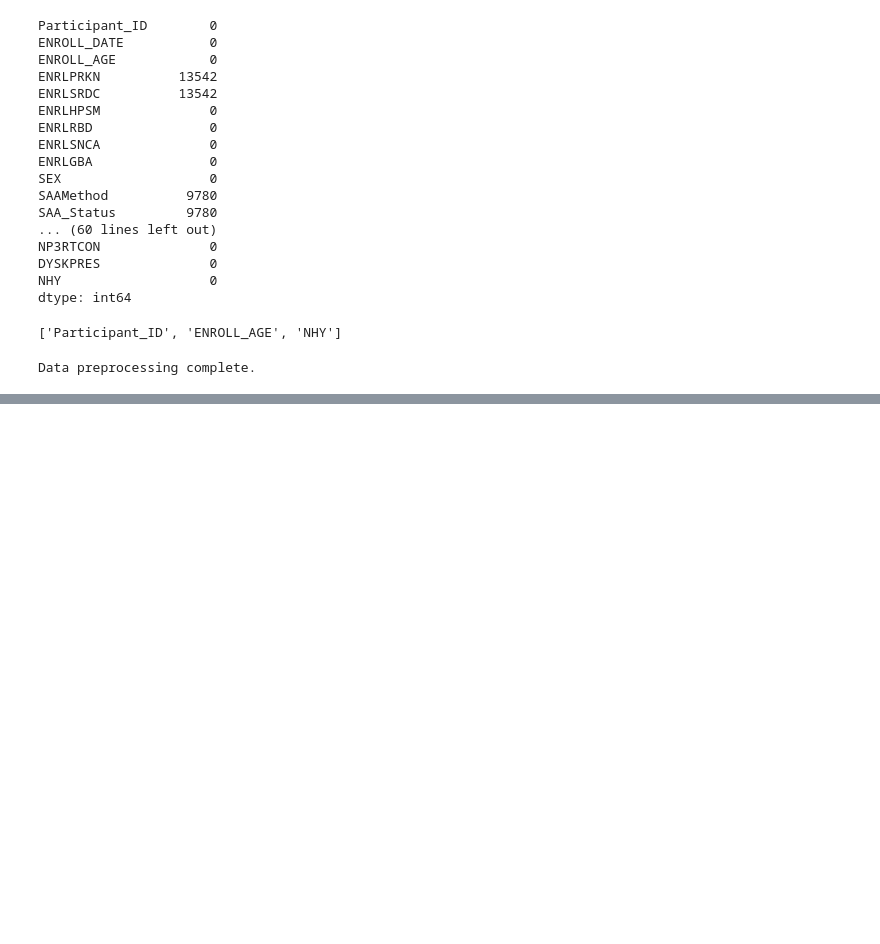
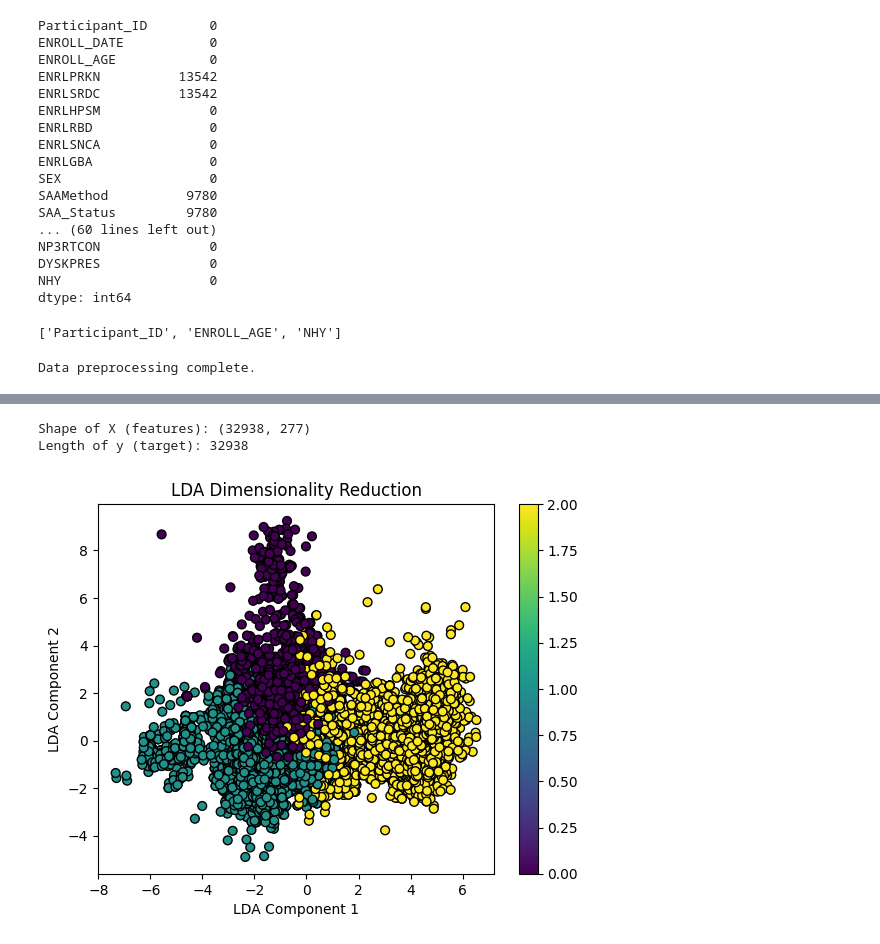
Before and after one commit to mrudulaacharya/Parkinson-s-Prediction, a Jupyter notebook: scripts/Data preprocessing.ipynb, the cells around one changed output, grey strips where cells are left out. Cells and saved outputs as stored; diff of their text form; code cells hidden in the pictures; blank space fills up the shorter version.

```diff
--- a/scripts/Data preprocessing.ipynb
+++ b/scripts/Data preprocessing.ipynb
@@ -9,6 +9,6 @@ from sklearn.compose import ColumnTransformer
 from sklearn.pipeline import Pipeline
 # %%
 # Load Participant_Status table
-cleaned_df = pd.read_csv('/home/mrudula/MLPOPS/final_cleaned.csv')
+cleaned_df = pd.read_csv('/home/yutika/Downloads/final_cleaned.csv')
 # %%
 cleaned_df.info()
@@ -200,0 +220,28 @@ Data preprocessing complete.
+# %%
+#df_preprocessed = pd.DataFrame(df_preprocessed.toarray())
+X = df_preprocessed.drop(df_preprocessed.columns[2], axis=1) # Dropping the target column
+y = df_preprocessed.iloc[:, 2]  # Defining the target column as COHORT
+
+
+print(f"Shape of X (features): {X.shape}")
+print(f"Length of y (target): {len(y)}")
+# %% [output]
+Shape of X (features): (32938, 277)
+Length of y (target): 32938
+# %%
+from sklearn.discriminant_analysis import LinearDiscriminantAnalysis as LDA
+
+# Initialize LDA model with desired number of components
+lda = LDA(n_components=2)  # Change to appropriate number based on your data
+X_lda = lda.fit_transform(X, y)
+# %%
+import matplotlib.pyplot as plt
+
+plt.scatter(X_lda[:, 0], X_lda[:, 1], c=y, cmap='viridis', edgecolor='k', s=40)
+plt.xlabel('LDA Component 1')
+plt.ylabel('LDA Component 2')
+plt.title('LDA Dimensionality Reduction')
+plt.colorbar()
+plt.show()
+# %% [output]
+[figure, added]
```
Also changed, not shown: parts of 2 cells of this notebook.
